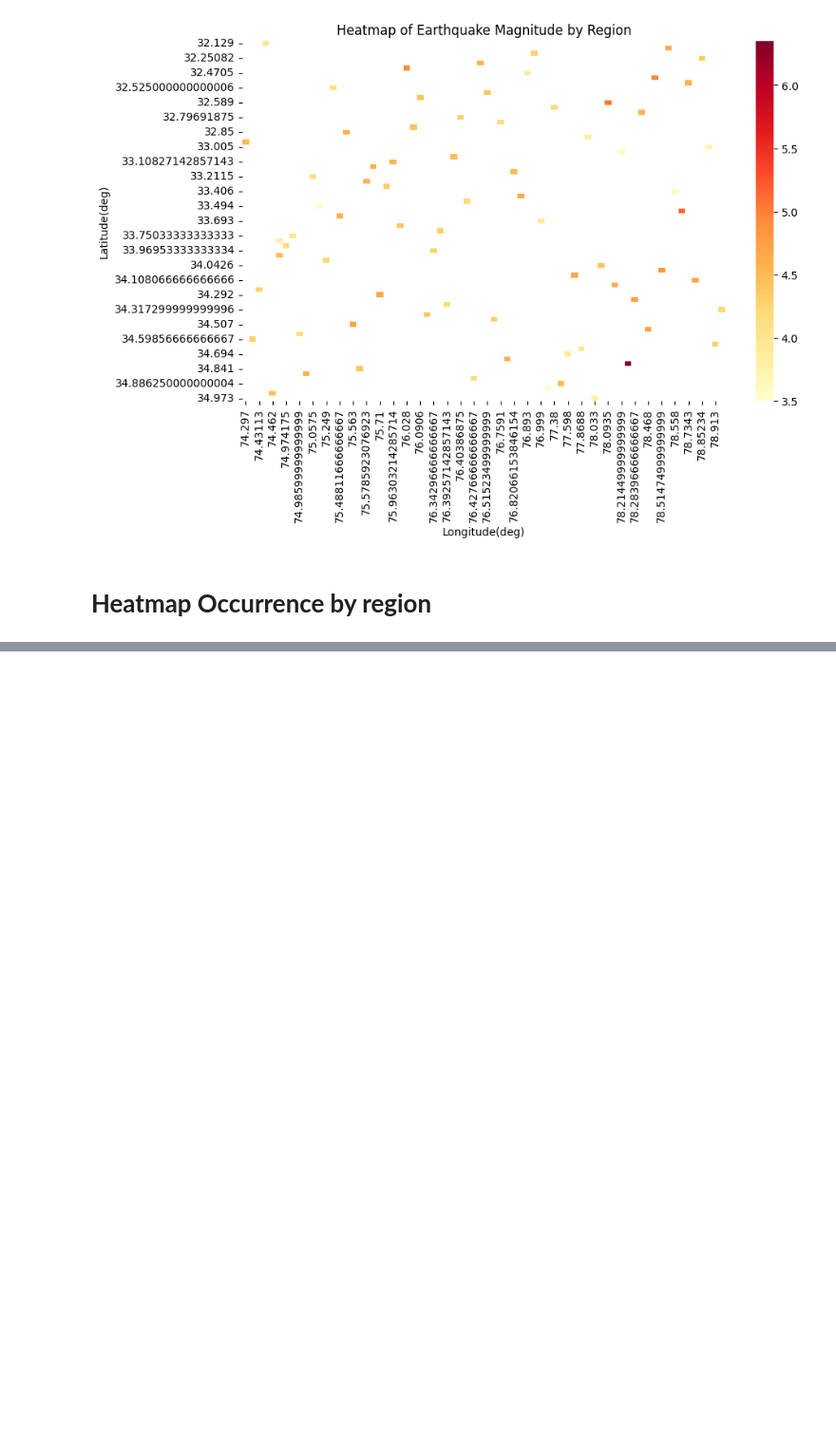
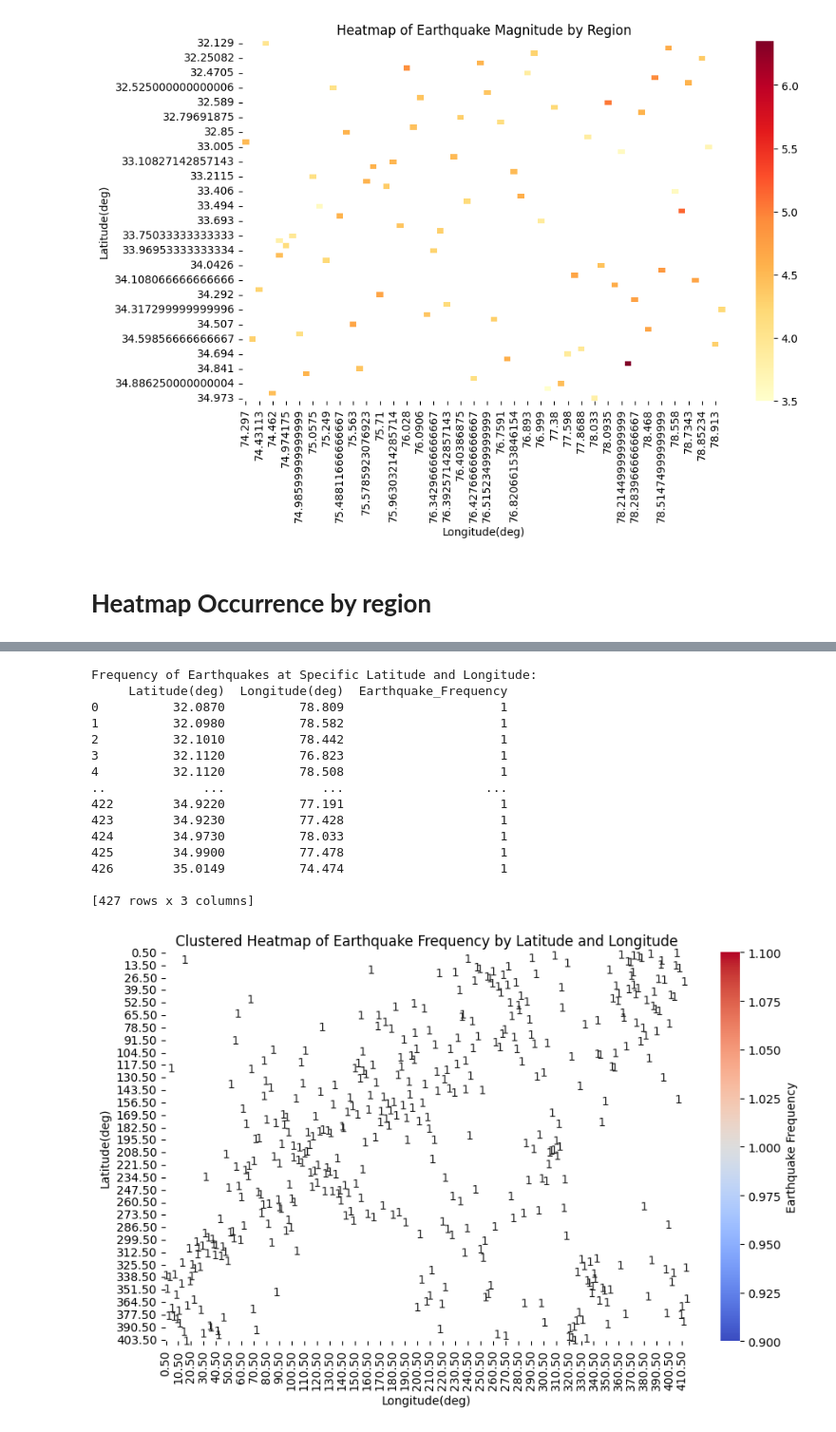
Before and after one commit to AryanSrivastava007/Earthquake-Prediction-Model, a Jupyter notebook: Earthquake_prediction_model.ipynb, the cells around one changed output, grey strips where cells are left out. Shown at 95% size. Saved outputs shown, nothing was run; the diff lists cells and outputs as text; code cells hidden in the pictures; blank space fills up the shorter version.

```diff
--- a/Earthquake_prediction_model.ipynb
+++ b/Earthquake_prediction_model.ipynb
@@ -352,0 +369,70 @@ plt.show()
+# %%
+# --- Frequency of Earthquakes for Specific Latitude and Longitude ---
+
+# Group by Latitude and Longitude to get the count of earthquakes for each combination
+lat_lon_earthquake_count = df.groupby(['Latitude(deg)', 'Longitude(deg)']).size().reset_index(name='Earthquake_Frequency')
+
+# Display the frequency of earthquakes at specific latitude and longitude
+print("\nFrequency of Earthquakes at Specific Latitude and Longitude:")
+print(lat_lon_earthquake_count)
+
+# --- Clustering the Earthquake Frequencies ---
+
+# Import KMeans from sklearn
+from sklearn.cluster import KMeans
+
+# Define the number of clusters
+n_clusters = 4  # You can adjust this number as needed
+
+# Apply KMeans clustering to the latitude and longitude data
+kmeans = KMeans(n_clusters=n_clusters, random_state=0)
+lat_lon_earthquake_count['Cluster'] = kmeans.fit_predict(lat_lon_earthquake_count[['Latitude(deg)', 'Longitude(deg)']])
+
+# --- Visualizing the Earthquake Frequency with Clusters ---
+
+# Plotting a heatmap of earthquake frequency based on Latitude and Longitude with clustering
+plt.figure(figsize=(10, 6))
+
+# Pivot the data to create the heatmap with clusters
+heatmap_data = lat_lon_earthquake_count.pivot_table(index='Latitude(deg)', columns='Longitude(deg)', values='Earthquake_Frequency', aggfunc='sum')
+
+# Create a heatmap with cluster information as annotations
+sns.heatmap(heatmap_data, cmap='coolwarm', annot=True, fmt=".0f", linewidths=0.5, cbar_kws={'label': 'Earthquake Frequency'})
+
+# Set the tick labels for latitude and longitude with 2 decimal places
+plt.gca().set_xticklabels([f"{item:.2f}" for item in plt.gca().get_xticks()])
+plt.gca().set_yticklabels([f"{item:.2f}" for item in plt.gca().get_yticks()])
+
+plt.title('Clustered Heatmap of Earthquake Frequency by Latitude and Longitude')
+plt.show()
+
+# --- Visualizing Clusters ---
+
+# Plot the clusters on a scatter plot
+plt.figure(figsize=(10, 6))
+
+# Scatter plot of earthquake locations, colored by clusters
+sns.scatterplot(data=lat_lon_earthquake_count, x='Longitude(deg)', y='Latitude(deg)', hue='Cluster', palette='viridis', size='Earthquake_Frequency', sizes=(20, 200))
+
+plt.title('Clusters of Earthquake Frequency by Latitude and Longitude')
+plt.xlabel('Longitude(deg)')
+plt.ylabel('Latitude(deg)')
+plt.legend(title='Cluster')
+plt.show()
+# %% [output]
+Frequency of Earthquakes at Specific Latitude and Longitude:
+     Latitude(deg)  Longitude(deg)  Earthquake_Frequency
+0          32.0870          78.809                     1
+1          32.0980          78.582                     1
+2          32.1010          78.442                     1
+3          32.1120          76.823                     1
+4          32.1120          78.508                     1
+..             ...             ...                   ...
+422        34.9220          77.191                     1
+423        34.9230          77.428                     1
+424        34.9730          78.033                     1
+425        34.9900          77.478                     1
+426        35.0149          74.474                     1
+
+[427 rows x 3 columns]
+[figure, added]
```
Also changed, not shown: parts of 2 cells of this notebook.
